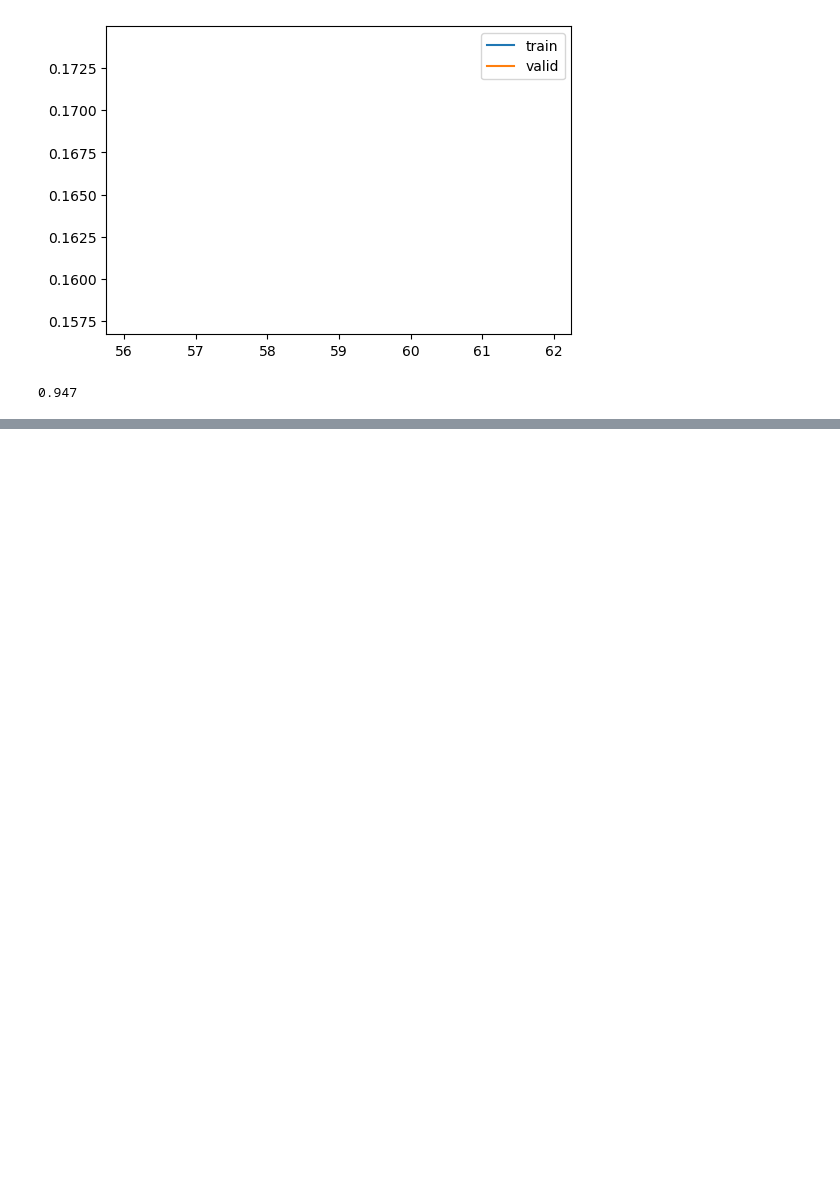
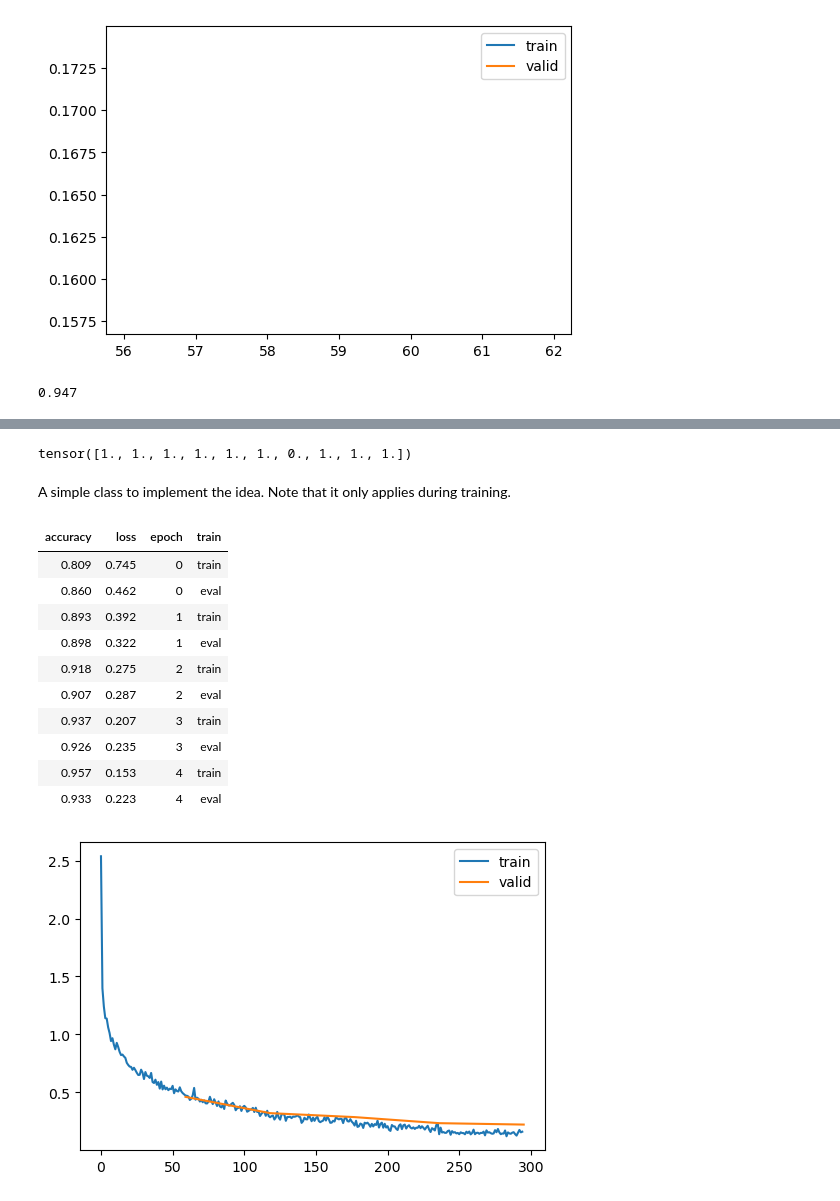
Before and after one commit to DrEntropy/pdl, a Jupyter notebook: lesson18.ipynb, the cells around one changed output, grey strips where cells are left out. Drawn from its saved outputs; the diff is of its cells as text; code cells hidden in the pictures; blank space fills up the shorter version.

```diff
--- a/lesson18.ipynb
+++ b/lesson18.ipynb
@@ -1019,0 +1091,50 @@ round((ap==cp1.all_targs).float().mean().item(), 3)
+# %%
+p = 0.1
+
+
+dist = distributions.binomial.Binomial(probs=1-p)
+dist.sample((10,))
+# %% [output]
+tensor([1., 1., 1., 1., 1., 1., 0., 1., 1., 1.])
+# %% [markdown]
+A simple class to implement the idea.  Note that it only applies during training.
+# %%
+class Dropout(nn.Module):
+    def __init__(self, p=0.1):
+        super().__init__()
+        self.p = p
+
+    def forward(self, x):
+        if not self.training: return x
+        dist = distributions.binomial.Binomial(tensor(1.0).to(x.device), probs=1-self.p)
+        return x * dist.sample(x.size()) * 1/(1-self.p)
+# %%
+def get_dropmodel(act=nn.ReLU, nfs=(16,32,64,128,256,512), norm=nn.BatchNorm2d, drop=0.0):
+    layers = [ResBlock(1, 16, ks=5, stride=1, act=act, norm=norm), nn.Dropout2d(drop)]
+    layers += [ResBlock(nfs[i], nfs[i+1], act=act, norm=norm, stride=2) for i in range(len(nfs)-1)]
+    layers += [nn.Flatten(), Dropout(drop), nn.Linear(nfs[-1], 10, bias=False), nn.BatchNorm1d(10)]
+    return nn.Sequential(*layers)
+# %%
+set_seed(42)
+epochs=5
+lr = 1e-2
+tmax = epochs * len(dls.train)
+sched = partial(lr_scheduler.OneCycleLR, max_lr=lr, total_steps=tmax)
+xtra = [BatchSchedCB(sched)]
+model = get_dropmodel(act_gr, norm=nn.BatchNorm2d, drop=0.1).apply(iw)
+learn = TrainLearner(model, dls, F.cross_entropy, lr=lr, cbs=cbs+xtra, opt_func=optim.AdamW)
+# %%
+learn.fit(epochs)
+# %% [output]
+| accuracy | loss | epoch | train |
+| 0.809 | 0.745 | 0 | train |
+| 0.860 | 0.462 | 0 | eval |
+| 0.893 | 0.392 | 1 | train |
+| 0.898 | 0.322 | 1 | eval |
+| 0.918 | 0.275 | 2 | train |
+| 0.907 | 0.287 | 2 | eval |
+| 0.937 | 0.207 | 3 | train |
+| 0.926 | 0.235 | 3 | eval |
+| 0.957 | 0.153 | 4 | train |
+| 0.933 | 0.223 | 4 | eval |
+[figure, added]
```
Also changed, not shown: parts of 6 cells of this notebook, 3 other files.
